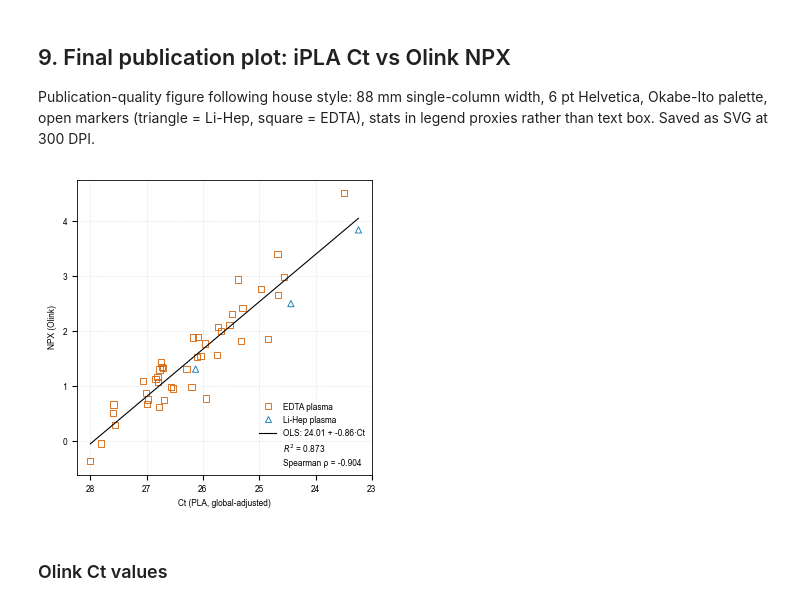
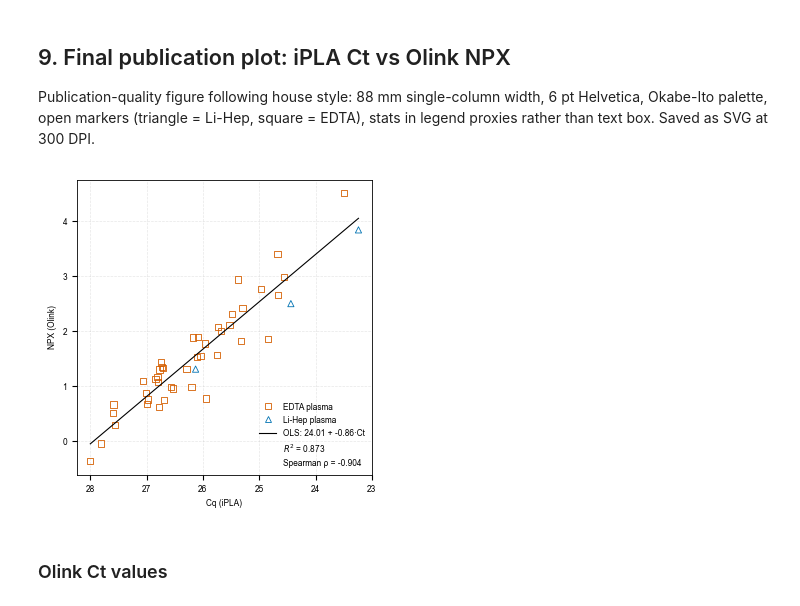
Before and after one commit to jeffsmith8/NfL-iPLA-paper, a Jupyter notebook: iPLAvsOlink/iPLAvsOlink.ipynb, the cells around one changed output. Cells and saved outputs as stored; diff of their text form; code cells hidden in the pictures.

```diff
--- a/iPLAvsOlink/iPLAvsOlink.ipynb
+++ b/iPLAvsOlink/iPLAvsOlink.ipynb
@@ -361,35 +361,35 @@ ax.plot(x_grid, a + b * x_grid,
         color=okabe_ito['black'], linewidth=0.8, zorder=4)
 
 ax.invert_xaxis()
-ax.set_xlabel('Ct (PLA, global-adjusted)')
+ax.set_xlabel('Cq (iPLA)')
 ax.set_ylabel('NPX (Olink)')
 ax.grid(True, which='both', linestyle='--', alpha=0.3, linewidth=0.5)
 
 # ── Legend ────────────────────────────────────────────────────────────────────
 stats_handles = []
 
 if "sample_type" in df.columns:
     for st in matrix_colours:
         if st in df["sample_type"].values:
             stats_handles.append(Line2D(
                 [0], [0], marker=matrix_markers.get(st, 'o'), color='none',
                 markerfacecolor='none', markeredgecolor=matrix_colours[st],
                 markeredgewidth=0.6, markersize=4, label=st
             ))
 
 stats_handles += [
     Line2D([0], [0], color=okabe_ito['black'], linewidth=0.8,
            label=f'OLS: {a:.2f} + {b:.2f}·Ct'),
     Line2D([0], [0], color='none', label=f'$R^2$ = {r2:.3f}'),
     Line2D([0], [0], color='none', label=f'Spearman ρ = {rho:.3f}'),
 ]
 
 ax.legend(handles=stats_handles, frameon=False, loc='lower right')
 plt.tight_layout()
 plt.savefig('PLActvOlinkNPX.svg', dpi=300, bbox_inches='tight')
 plt.show()
 # %% [output]
-[figure, old version]
+[figure, new version]
 # %% [markdown]
 ### Olink Ct values
 # %% [markdown]
```
Also changed, not shown: parts of 4 cells of this notebook, 21 other files.
